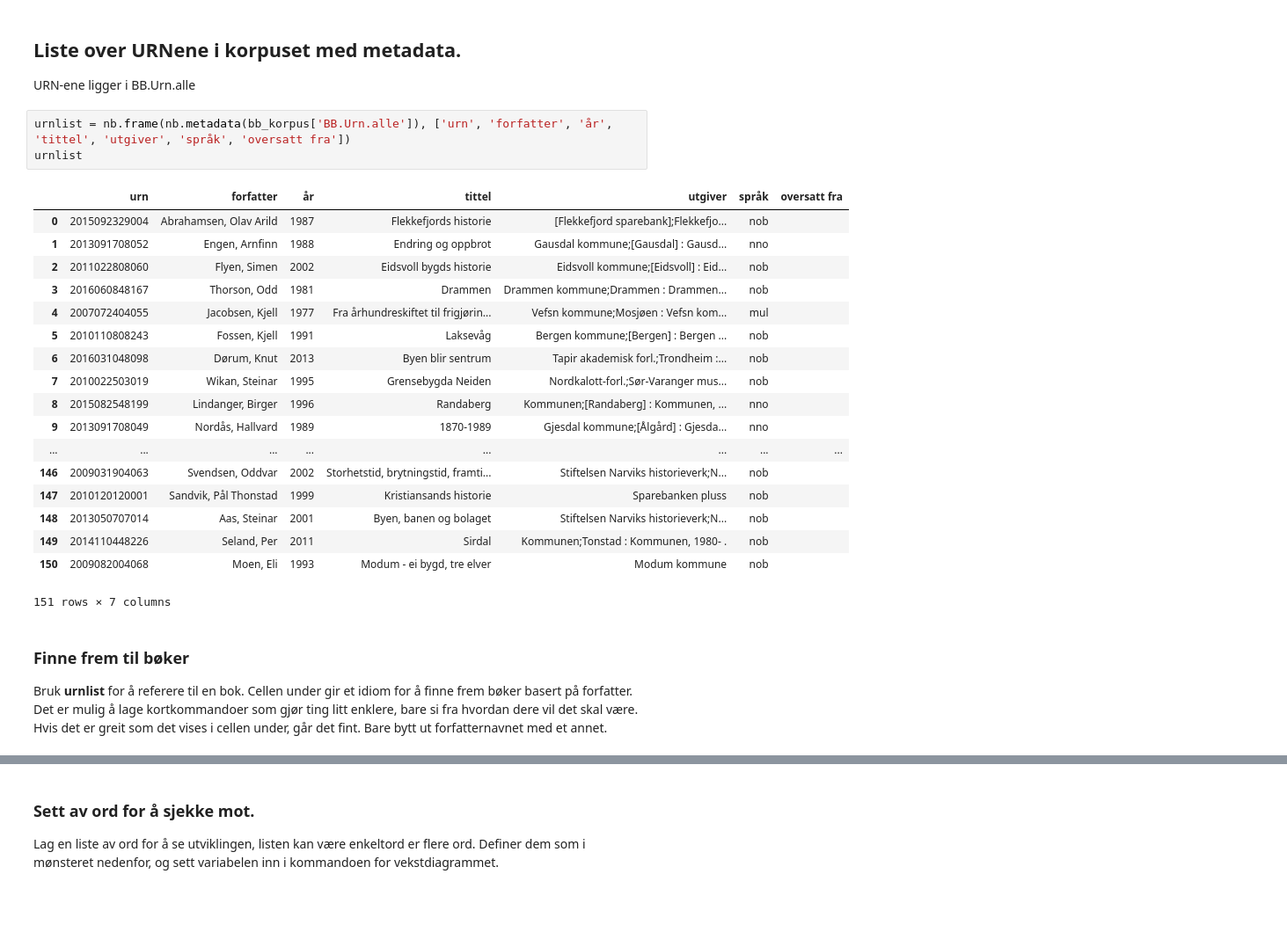
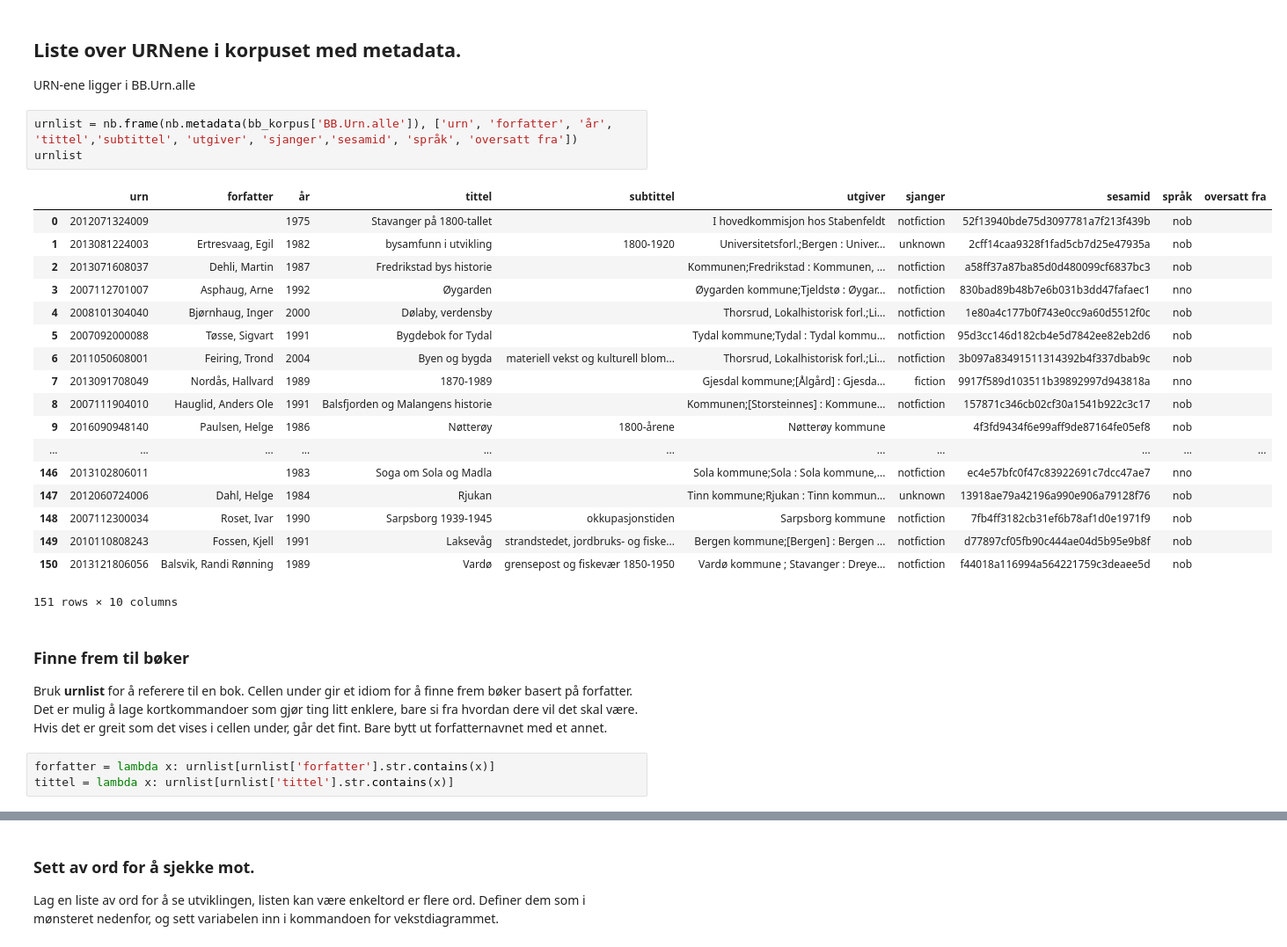
Before and after one commit to Yoonsen/Lokalhistorie, a Jupyter notebook: Narrative Buer eller Vekstdiagram.ipynb, the cells around one changed output, grey strips where cells are left out. Shown: that part at 88% size. Cells and saved outputs as stored; diff of their text form; blank space fills up the shorter version.

```diff
--- a/Narrative Buer eller Vekstdiagram.ipynb
+++ b/Narrative Buer eller Vekstdiagram.ipynb
@@ -45,28 +45,31 @@ Basert på Kurt Vonneguts video om narrative buer: [![video](https://img.youtube
 
 URN-ene ligger i BB.Urn.alle
 # %%
-urnlist = nb.frame(nb.metadata(bb_korpus['BB.Urn.alle']), ['urn', 'forfatter', 'år', 'tittel', 'utgiver', 'språk', 'oversatt fra'])
+urnlist = nb.frame(nb.metadata(bb_korpus['BB.Urn.alle']), ['urn', 'forfatter', 'år', 'tittel','subtittel', 'utgiver', 'sjanger','sesamid', 'språk', 'oversatt fra'])
 urnlist
 # %% [output]
-|  | urn | forfatter | år | tittel | utgiver | språk | oversatt fra |
-| 0 | 2015092329004 | Abrahamsen, Olav Arild | 1987 | Flekkefjords historie | [Flekkefjord sparebank];Flekkefjo... | nob |  |
-| 1 | 2013091708052 | Engen, Arnfinn | 1988 | Endring og oppbrot | Gausdal kommune;[Gausdal] : Gausd... | nno |  |
-| 2 | 2011022808060 | Flyen, Simen | 2002 | Eidsvoll bygds historie | Eidsvoll kommune;[Eidsvoll] : Eid... | nob |  |
-| 3 | 2016060848167 | Thorson, Odd | 1981 | Drammen | Drammen kommune;Drammen : Drammen... | nob |  |
-| 4 | 2007072404055 | Jacobsen, Kjell | 1977 | Fra århundreskiftet til frigjørin... | Vefsn kommune;Mosjøen : Vefsn kom... | mul |  |
-| 5 | 2010110808243 | Fossen, Kjell | 1991 | Laksevåg | Bergen kommune;[Bergen] : Bergen ... | nob |  |
-| 6 | 2016031048098 | Dørum, Knut | 2013 | Byen blir sentrum | Tapir akademisk forl.;Trondheim :... | nob |  |
-| 7 | 2010022503019 | Wikan, Steinar | 1995 | Grensebygda Neiden | Nordkalott-forl.;Sør-Varanger mus... | nob |  |
-| 8 | 2015082548199 | Lindanger, Birger | 1996 | Randaberg | Kommunen;[Randaberg] : Kommunen, ... | nno |  |
-| 9 | 2013091708049 | Nordås, Hallvard | 1989 | 1870-1989 | Gjesdal kommune;[Ålgård] : Gjesda... | nno |  |
-| ... | ... | ... | ... | ... | ... | ... | ... |
-| 146 | 2009031904063 | Svendsen, Oddvar | 2002 | Storhetstid, brytningstid, framti... | Stiftelsen Narviks historieverk;N... | nob |  |
-| 147 | 2010120120001 | Sandvik, Pål Thonstad | 1999 | Kristiansands historie | Sparebanken pluss | nob |  |
-| 148 | 2013050707014 | Aas, Steinar | 2001 | Byen, banen og bolaget | Stiftelsen Narviks historieverk;N... | nob |  |
-| 149 | 2014110448226 | Seland, Per | 2011 | Sirdal | Kommunen;Tonstad : Kommunen, 1980- . | nob |  |
-| 150 | 2009082004068 | Moen, Eli | 1993 | Modum - ei bygd, tre elver | Modum kommune | nob |  |
+|  | urn | forfatter | år | tittel | subtittel | utgiver | sjanger | sesamid | språk | oversatt fra |
+| 0 | 2012071324009 |  | 1975 | Stavanger på 1800-tallet |  | I hovedkommisjon hos Stabenfeldt | notfiction | 52f13940bde75d3097781a7f213f439b | nob |  |
+| 1 | 2013081224003 | Ertresvaag, Egil | 1982 | bysamfunn i utvikling | 1800-1920 | Universitetsforl.;Bergen : Univer... | unknown | 2cff14caa9328f1fad5cb7d25e47935a | nob |  |
+| 2 | 2013071608037 | Dehli, Martin | 1987 | Fredrikstad bys historie |  | Kommunen;Fredrikstad : Kommunen, ... | notfiction | a58ff37a87ba85d0d480099cf6837bc3 | nob |  |
+| 3 | 2007112701007 | Asphaug, Arne | 1992 | Øygarden |  | Øygarden kommune;Tjeldstø : Øygar... | notfiction | 830bad89b48b7e6b031b3dd47fafaec1 | nno |  |
+| 4 | 2008101304040 | Bjørnhaug, Inger | 2000 | Dølaby, verdensby |  | Thorsrud, Lokalhistorisk forl.;Li... | notfiction | 1e80a4c177b0f743e0cc9a60d5512f0c | nob |  |
+| 5 | 2007092000088 | Tøsse, Sigvart | 1991 | Bygdebok for Tydal |  | Tydal kommune;Tydal : Tydal kommu... | notfiction | 95d3cc146d182cb4e5d7842ee82eb2d6 | nob |  |
+| 6 | 2011050608001 | Feiring, Trond | 2004 | Byen og bygda | materiell vekst og kulturell blom... | Thorsrud, Lokalhistorisk forl.;Li... | notfiction | 3b097a83491511314392b4f337dbab9c | nob |  |
+| 7 | 2013091708049 | Nordås, Hallvard | 1989 | 1870-1989 |  | Gjesdal kommune;[Ålgård] : Gjesda... | fiction | 9917f589d103511b39892997d943818a | nno |  |
+| 8 | 2007111904010 | Hauglid, Anders Ole | 1991 | Balsfjorden og Malangens historie |  | Kommunen;[Storsteinnes] : Kommune... | notfiction | 157871c346cb02cf30a1541b922c3c17 | nob |  |
+| 9 | 2016090948140 | Paulsen, Helge | 1986 | Nøtterøy | 1800-årene | Nøtterøy kommune |  | 4f3fd9434f6e99aff9de87164fe05ef8 | nob |  |
+| ... | ... | ... | ... | ... | ... | ... | ... | ... | ... | ... |
+| 146 | 2013102806011 |  | 1983 | Soga om Sola og Madla |  | Sola kommune;Sola : Sola kommune,... | notfiction | ec4e57bfc0f47c83922691c7dcc47ae7 | nno |  |
+| 147 | 2012060724006 | Dahl, Helge | 1984 | Rjukan |  | Tinn kommune;Rjukan : Tinn kommun... | unknown | 13918ae79a42196a990e906a79128f76 | nob |  |
+| 148 | 2007112300034 | Roset, Ivar | 1990 | Sarpsborg 1939-1945 | okkupasjonstiden | Sarpsborg kommune | notfiction | 7fb4ff3182cb31ef6b78af1d0e1971f9 | nob |  |
+| 149 | 2010110808243 | Fossen, Kjell | 1991 | Laksevåg | strandstedet, jordbruks- og fiske... | Bergen kommune;[Bergen] : Bergen ... | notfiction | d77897cf05fb90c444ae04d5b95e9b8f | nob |  |
+| 150 | 2013121806056 | Balsvik, Randi Rønning | 1989 | Vardø | grensepost og fiskevær 1850-1950 | Vardø kommune ; Stavanger : Dreye... | notfiction | f44018a116994a564221759c3deaee5d | nob |  |
-151 rows × 7 columns
+151 rows × 10 columns
 # %% [markdown]
 ### Finne frem til bøker
 
 Bruk **urnlist** for å referere til en bok. Cellen under gir et idiom for å finne frem bøker basert på forfatter. Det er mulig å lage kortkommandoer som gjør ting litt enklere, bare si fra hvordan dere vil det skal være. Hvis det er greit som det vises i cellen under, går det fint. Bare bytt ut forfatternavnet med et annet.
+# %%
+forfatter = lambda x: urnlist[urnlist['forfatter'].str.contains(x)]
+tittel = lambda x: urnlist[urnlist['tittel'].str.contains(x)]
```
Also changed, not shown: parts of 10 cells of this notebook, 2 other files.
